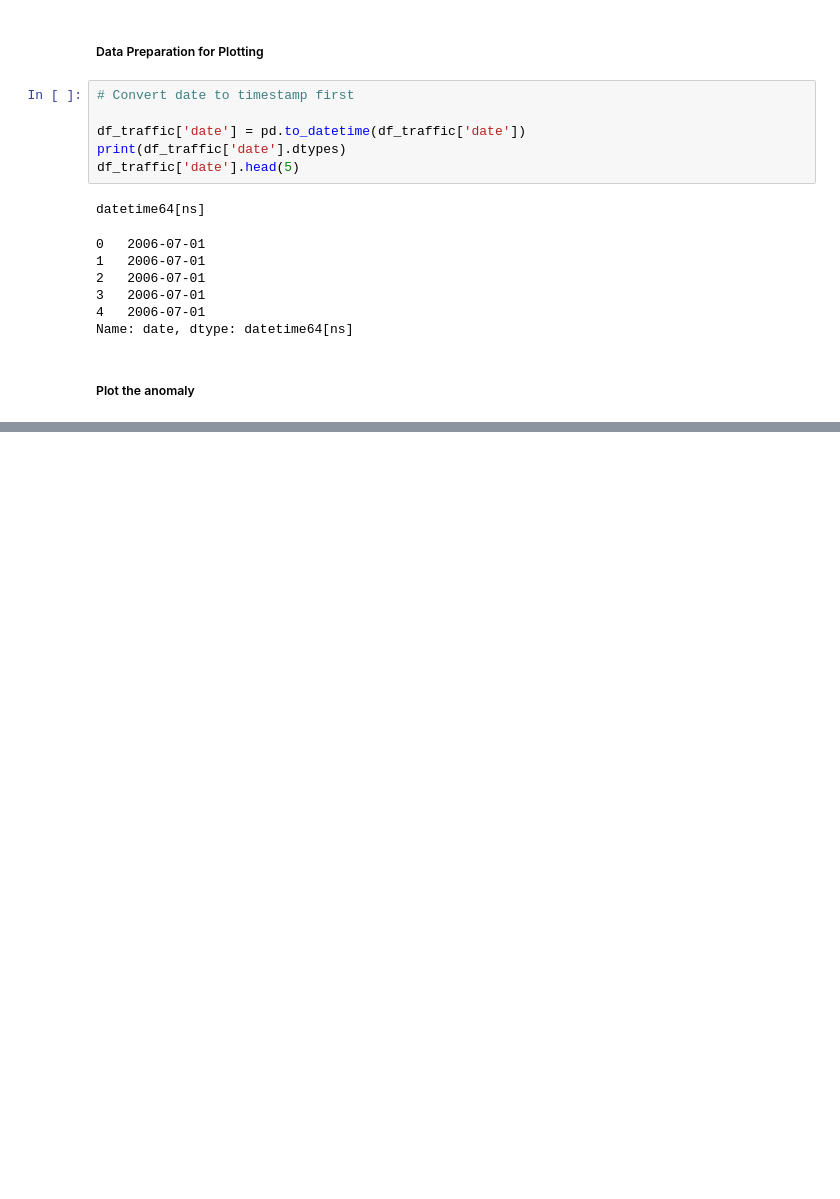
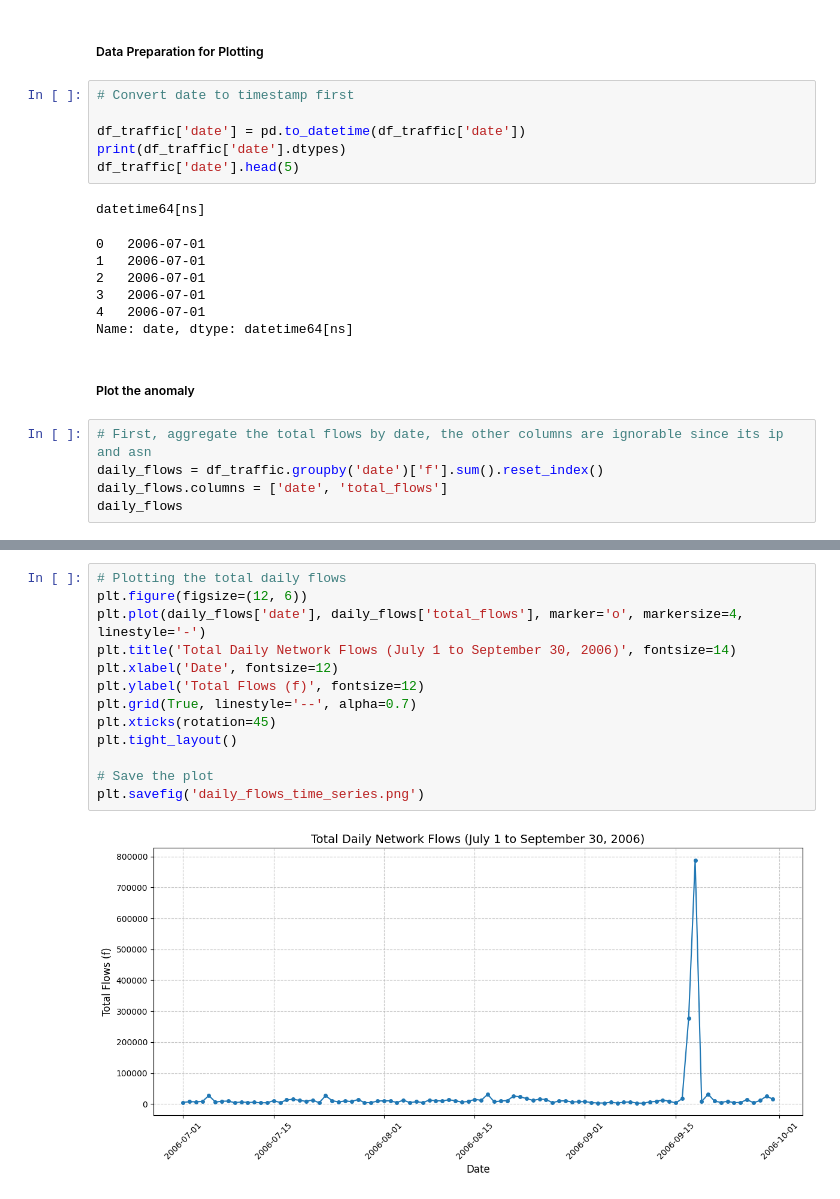
Before and after one commit to theobringino/cybersecurity, a Jupyter notebook: learning/week7/week7_lab.ipynb, the cells around one changed output, grey strips where cells are left out. Cells and saved outputs as stored; diff of their text form; blank space fills up the shorter version.

Commit message:
push anomaly plotting lab and output

```diff
--- a/learning/week7/week7_lab.ipynb
+++ b/learning/week7/week7_lab.ipynb
@@ -99,3 +100,8 @@ datetime64[ns]
 Name: date, dtype: datetime64[ns]
 # %% [markdown]
 ##### Plot the anomaly
+# %%
+# First, aggregate the total flows by date, the other columns are ignorable since its ip and asn
+daily_flows = df_traffic.groupby('date')['f'].sum().reset_index()
+daily_flows.columns = ['date', 'total_flows']
+daily_flows
@@ -101,0 +122,15 @@ Name: date, dtype: datetime64[ns]
+# %%
+# Plotting the total daily flows
+plt.figure(figsize=(12, 6))
+plt.plot(daily_flows['date'], daily_flows['total_flows'], marker='o', markersize=4, linestyle='-')
+plt.title('Total Daily Network Flows (July 1 to September 30, 2006)', fontsize=14)
+plt.xlabel('Date', fontsize=12)
+plt.ylabel('Total Flows (f)', fontsize=12)
+plt.grid(True, linestyle='--', alpha=0.7)
+plt.xticks(rotation=45)
+plt.tight_layout()
+
+# Save the plot
+plt.savefig('daily_flows_time_series.png')
+# %% [output]
+[figure, added]
```
Also changed, not shown: parts of 5 cells of this notebook, 2 other files.
